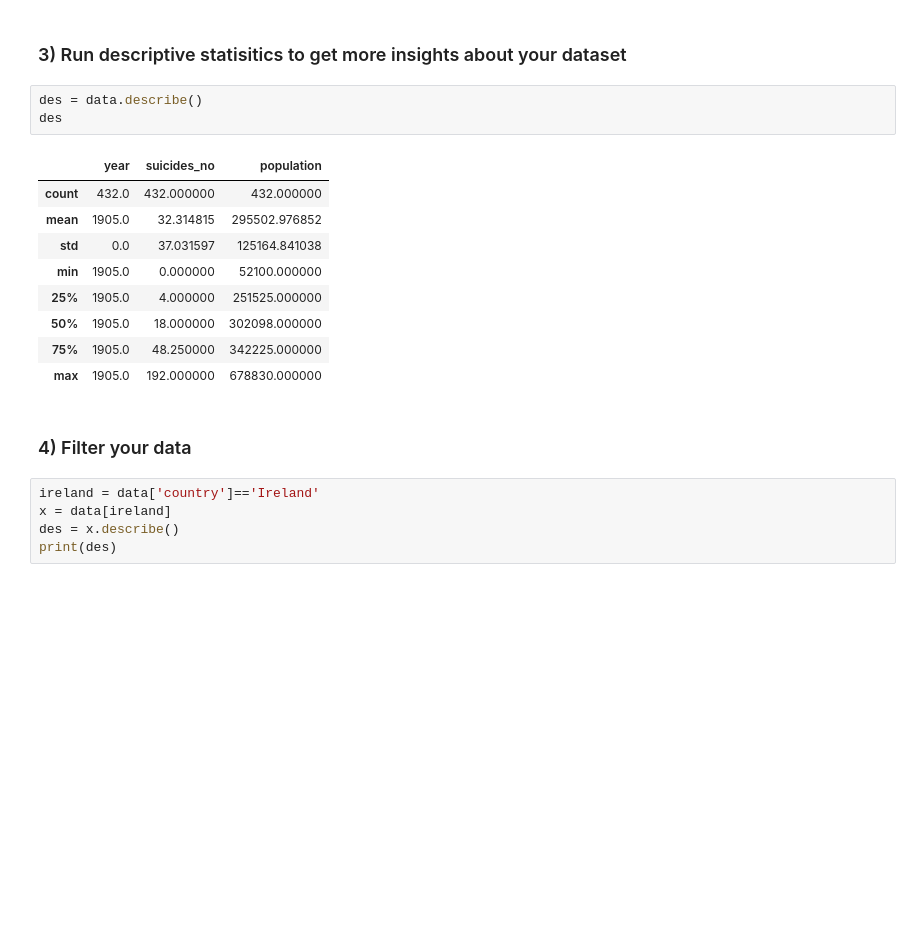
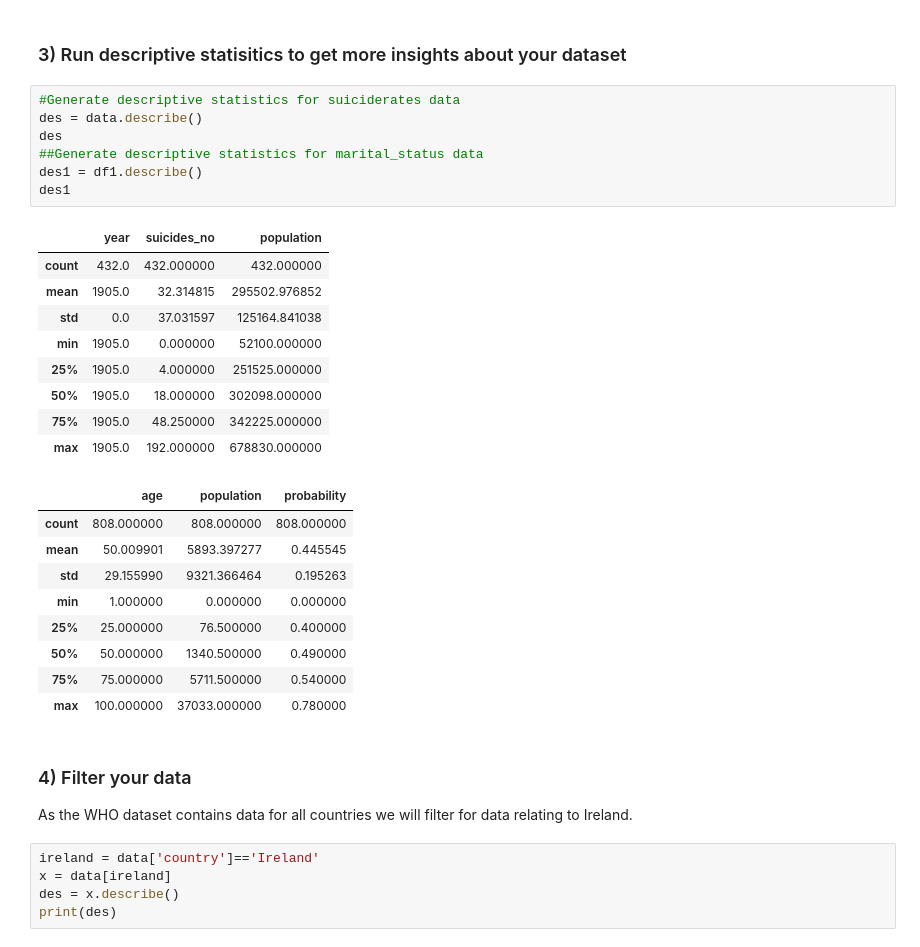
Before and after one commit to roisinanglim/suicide_rates, a Jupyter notebook: suicide _rates_data_simulation.ipynb, the cells around one changed output. Drawn from its saved outputs; the diff is of its cells as text; blank space fills up the shorter version.

```diff
--- a/suicide _rates_data_simulation.ipynb
+++ b/suicide _rates_data_simulation.ipynb
@@ -70,20 +87,34 @@ df1.head()
 # %% [markdown]
 ### 3) Run descriptive statisitics to get more insights about your dataset
-# %%
-des = data.describe()
-des
-# %% [output]
-|  | year | suicides_no | population |
-| count | 432.0 | 432.000000 | 432.000000 |
-| mean | 1905.0 | 32.314815 | 295502.976852 |
-| std | 0.0 | 37.031597 | 125164.841038 |
-| min | 1905.0 | 0.000000 | 52100.000000 |
-| 25% | 1905.0 | 4.000000 | 251525.000000 |
-| 50% | 1905.0 | 18.000000 | 302098.000000 |
-| 75% | 1905.0 | 48.250000 | 342225.000000 |
-| max | 1905.0 | 192.000000 | 678830.000000 |
-# %% [markdown]
-### 4) Filter your data
+# %%
+#Generate descriptive statistics for suiciderates data
+des = data.describe()
+des
+##Generate descriptive statistics for marital_status data
+des1 = df1.describe()
+des1
+# %% [output]
+|  | year | suicides_no | population |
+| count | 432.0 | 432.000000 | 432.000000 |
+| mean | 1905.0 | 32.314815 | 295502.976852 |
+| std | 0.0 | 37.031597 | 125164.841038 |
+| min | 1905.0 | 0.000000 | 52100.000000 |
+| 25% | 1905.0 | 4.000000 | 251525.000000 |
+| 50% | 1905.0 | 18.000000 | 302098.000000 |
+| 75% | 1905.0 | 48.250000 | 342225.000000 |
+| max | 1905.0 | 192.000000 | 678830.000000 |
+|  | age | population | probability |
+| count | 808.000000 | 808.000000 | 808.000000 |
+| mean | 50.009901 | 5893.397277 | 0.445545 |
+| std | 29.155990 | 9321.366464 | 0.195263 |
+| min | 1.000000 | 0.000000 | 0.000000 |
+| 25% | 25.000000 | 76.500000 | 0.400000 |
+| 50% | 50.000000 | 1340.500000 | 0.490000 |
+| 75% | 75.000000 | 5711.500000 | 0.540000 |
+| max | 100.000000 | 37033.000000 | 0.780000 |
+# %% [markdown]
+### 4) Filter your data
+As the WHO dataset contains data for all countries we will filter for data relating to Ireland.
 # %%
 ireland = data['country']=='Ireland'
 x = data[ireland]
```
Also changed, not shown: parts of 16 cells of this notebook.
